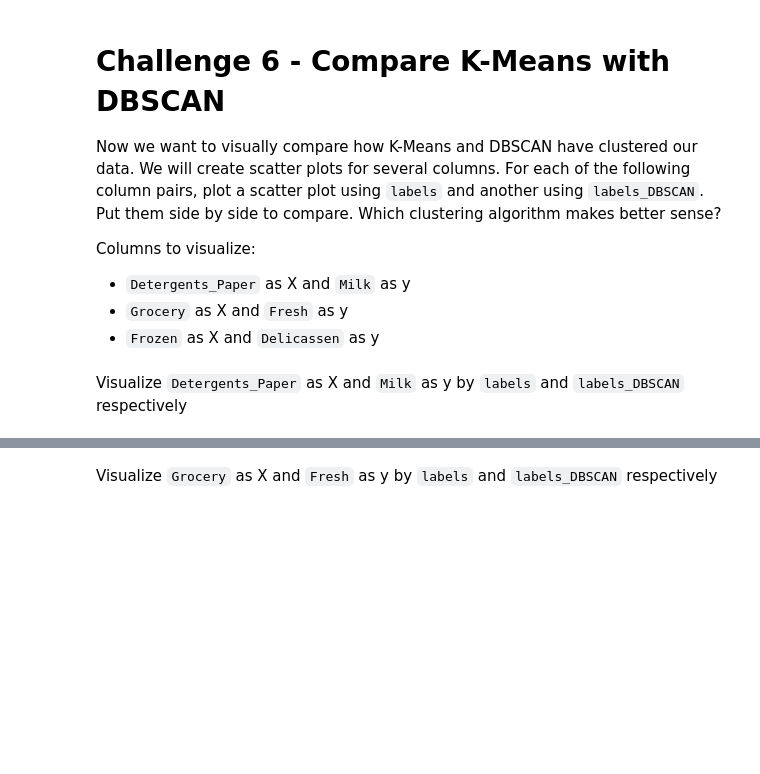
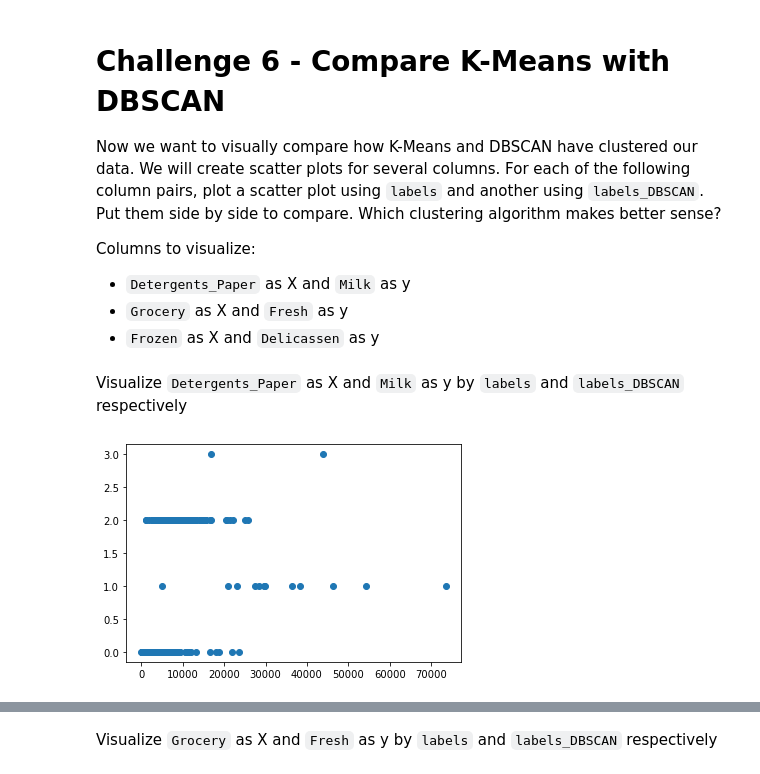
Before and after one commit to Ironhack-Data-Madrid-Marzo-2022/7.4-lab-unsupervised-learning, a Jupyter notebook: your-code/main.ipynb, the cells around one changed output, grey strips where cells are left out. Cells and saved outputs as stored; diff of their text form; code cells hidden in the pictures; blank space fills up the shorter version.

```diff
--- a/your-code/main.ipynb
+++ b/your-code/main.ipynb
@@ -102,2 +178,8 @@ from sklearn.cluster import KMeans
+# %%
+clusters=kmeans.fit(customers_scale)
+# %%
+preds=clusters.fit_predict(customers_scale)
+# %%
+customers['labels'] = clusters.labels_
 # %% [markdown]
 Count the values in `labels`.
@@ -110,5 +198,11 @@ Now let's cluster the data using DBSCAN. Use `DBSCAN(eps=0.5)` to initiate the m
 # %%
 # Your code here
 from sklearn.cluster import DBSCAN
+
+DBSCAN =DBSCAN(eps=0.5)
+
+clusters=DBSCAN.fit(customers_scale)
+
+customers['labels_DBSCAN'] = clusters.labels_
 # %% [markdown]
 Count the values in `labels_DBSCAN`.
@@ -130,0 +234,5 @@ Visualize `Detergents_Paper` as X and `Milk` as y by `labels` and `labels_DBSCAN
+# %%
+
+plt.scatter(customers['Milk'], customers['labels']);
+# %% [output]
+[figure, added]
```
Also changed, not shown: parts of 28 cells of this notebook.
